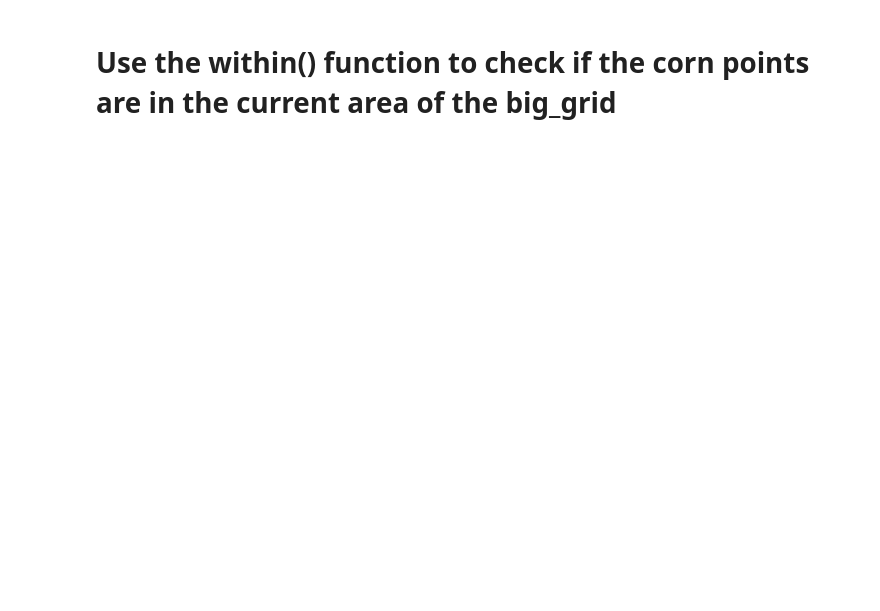
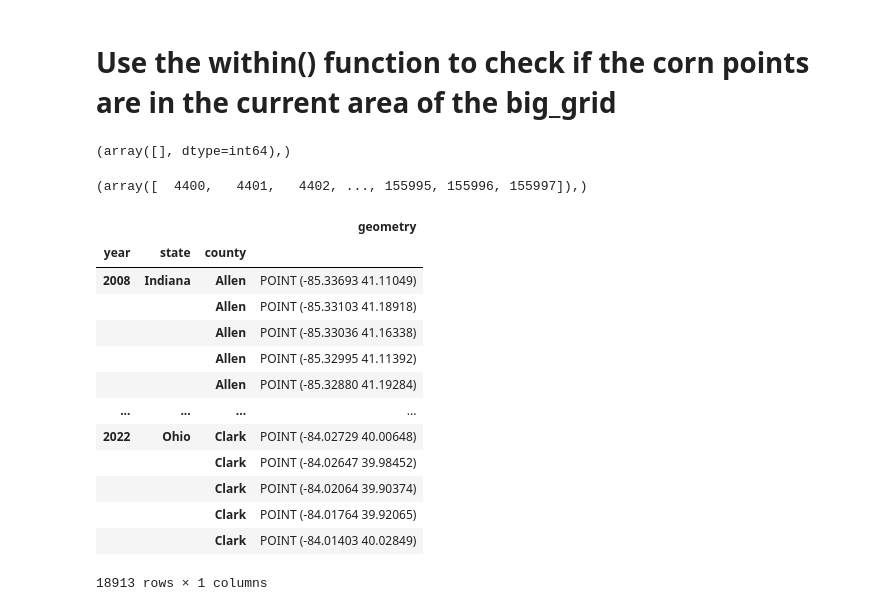
Before and after one commit to claudiosv/Computing-for-Food-Security, a Jupyter notebook: Project 3/ndvi_pipeline.ipynb, the cells around one changed output. Drawn from its saved outputs; the diff is of its cells as text; code cells hidden in the pictures; blank space fills up the shorter version.

```diff
--- a/Project 3/ndvi_pipeline.ipynb
+++ b/Project 3/ndvi_pipeline.ipynb
@@ -873,7 +875,7 @@ from shapely.geometry import Point
 
 # there's a point somewhere that's a single number instead of a pair
 # grabbing a sample to test the rest of the pipeline
-sample = seq_lat_lon_df.iloc[:100]
+sample = seq_lat_lon_df#.iloc[:100]
 
 sample["geometry"] = sample["point"].apply(Point)
-gdf = gpd.GeoDataFrame(sample["geometry"])
+gdf = gpd.GeoDataFrame(sample["geometry"], crs=j_counties.crs)
@@ -903,3 +882,6 @@ gdf
+# %%
+big_grid = make_grid(gdf.unary_union, 3.3)
+big_grid = gpd.GeoDataFrame(geometry=big_grid, crs=j_counties.crs)
 # %%
 big_grid.geometry
 # %% [output]
@@ -926,6 +906,9 @@ dtype: geometry
 is_in_grid = gdf.within(big_grid.iloc[0])
 # get indices where True
 point_idxs = np.where(is_in_grid)
+point_idxs
+# %% [output]
+(array([], dtype=int64),)
 # %%
 evalscript_true_color = """
     //VERSION=3
@@ -950,9 +933,9 @@ for i, geo in enumerate(big_grid.geometry):
     resolution1 = 150 # make grid ~3.3
     corner_iowa_bbox = BBox(bbox=geo.bounds, crs=CRS.WGS84)
     corner_iowa_size = bbox_to_dimensions(corner_iowa_bbox, resolution=resolution1)
-    print(
-        f"For grid cell {i}, image shape at {resolution1} m resolution: {corner_iowa_size} pixels"
-    )
+    # print(
+    #     f"For grid cell {i}, image shape at {resolution1} m resolution: {corner_iowa_size} pixels"
+    # )
     request_true_color_1_day = SentinelHubRequest(
         evalscript=evalscript_true_color,
         input_data=[
@@ -966,7 +949,7 @@ for i, geo in enumerate(big_grid.geometry):
         size=corner_iowa_size,
         config=config,
     )
-    sh_data = request_true_color_1_day.get_data()
+    # sh_data = np.array(request_true_color_1_day.get_data())
     bb_utm = geo_utils.to_utm_bbox(corner_iowa_bbox)
     # Fetch transform
     transf = bb_utm.get_transform_vector(resx=resolution1, resy=resolution1)
@@ -974,10 +957,53 @@ for i, geo in enumerate(big_grid.geometry):
     # And now you can query the pixel position of your WGS84 coordinates
     is_in_grid = gdf.within(geo)
     point_idxs = np.where(is_in_grid)
+    # print(point_idxs)
+    # continue
+    b01  = sh_data[0][:, :, 0]
+    b03  = sh_data[0][:, :, 1]
+    b05  = sh_data[0][:, :, 2]
+    nir  = sh_data[0][:, :, 3]
+    garvi = (nir - (b03 - b01 - b05))/(nir - (b03 + b01 - b05))
+    gndvi = (nir - b03)/(nir + b03)
+    # print(garvi.shape)
+    # print(gndvi.shape)
     for loc in point_idxs:
-        lat_lon_pair = seq_lat_lon_df.iloc[loc]
-        pixel_pos = geo_utils.wgs84_to_pixel(lat_lon_pair[0], lat_lon_pair[1], transf, utm_epsg=bb_utm.crs)
-        # do something with the pixel_pos
+        try:
+            lat_lon_pair = gdf.iloc[loc]
+            # THIS NEEDS WORK
+            print(lat_lon_pair[0], lat_lon_pair[1])
+            pixel_pos = geo_utils.wgs84_to_pixel(lat_lon_pair[0], lat_lon_pair[1], transf, utm_epsg=bb_utm.crs)
+            # print(pixel_pos)
+            # do something with the pixel_pos
+            # bands = sh_data[0][pixel_pos[1]][pixel_pos[0]] #  [sample.B01, sample.B03, sample.B05, sample.B08]
+            # garvi =
+
+        except KeyError:
+            continue
+            # print("key error")
+        # print("garvi", garvi[pixel_pos[1], pixel_pos[0]])
+        # print("gndvi", gndvi[pixel_pos[1], pixel_pos[0]])
+# %%
+point_idxs
+# %% [output]
+(array([  4400,   4401,   4402, ..., 155995, 155996, 155997]),)
+# %%
+lat_lon_pair
+# %% [output]
+|  |  |  | geometry |
+| year | state | county |  |
+| 2008 | Indiana | Allen | POINT (-85.33693 41.11049) |
+|  |  | Allen | POINT (-85.33103 41.18918) |
+|  |  | Allen | POINT (-85.33036 41.16338) |
+|  |  | Allen | POINT (-85.32995 41.11392) |
+|  |  | Allen | POINT (-85.32880 41.19284) |
+| ... | ... | ... | ... |
+| 2022 | Ohio | Clark | POINT (-84.02729 40.00648) |
+|  |  | Clark | POINT (-84.02647 39.98452) |
+|  |  | Clark | POINT (-84.02064 39.90374) |
+|  |  | Clark | POINT (-84.01764 39.92065) |
+|  |  | Clark | POINT (-84.01403 40.02849) |
+18913 rows × 1 columns
 # %%
 
 request_true_color_7_day = SentinelHubRequest(
```
Also changed, not shown: parts of 5 cells of this notebook.
